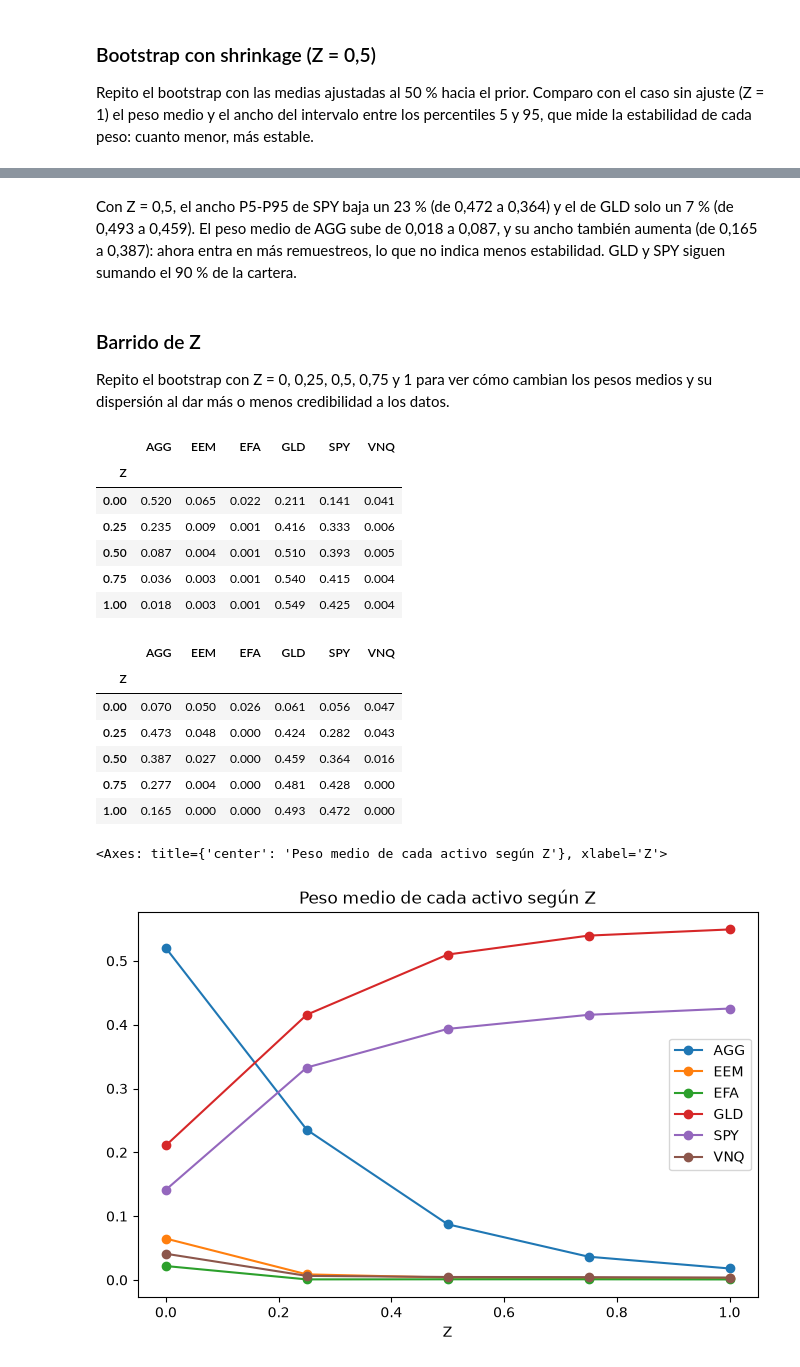
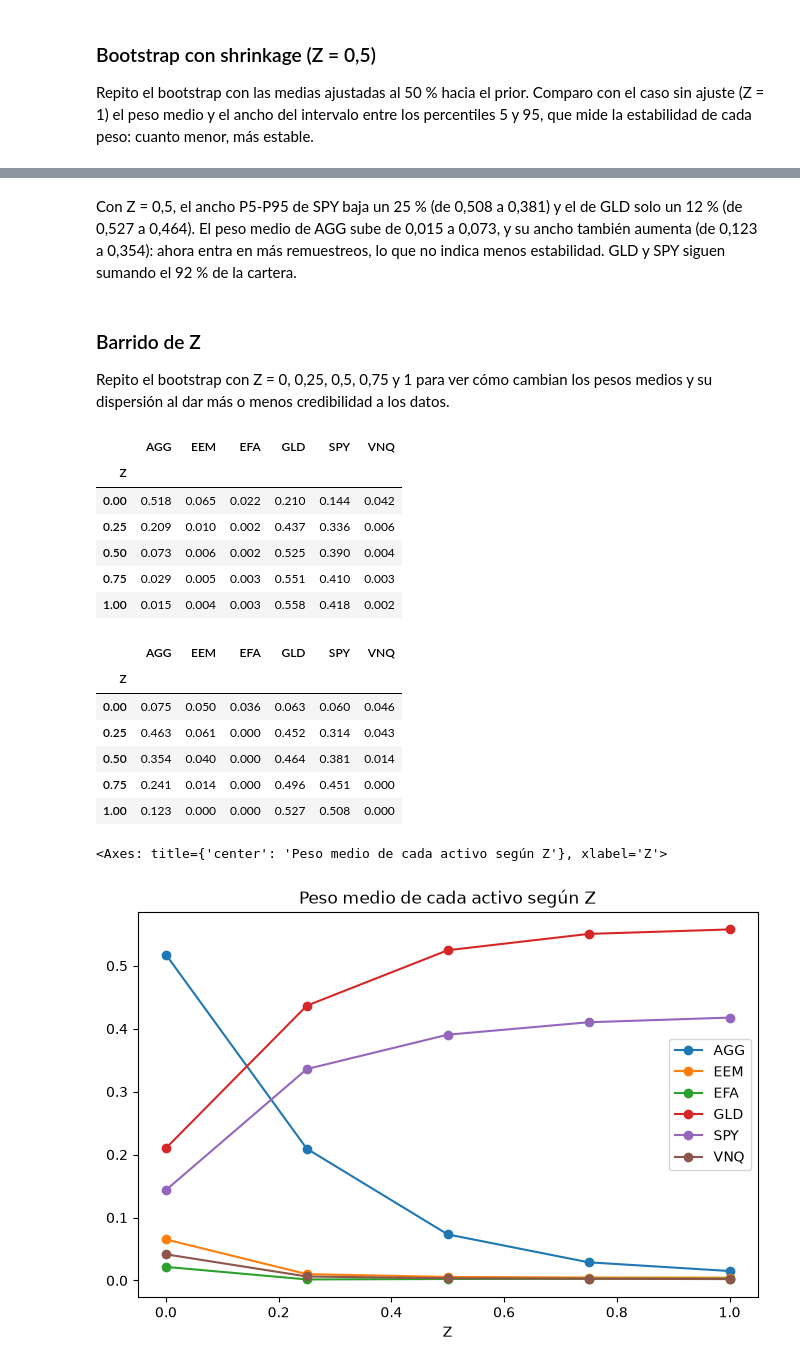
Before and after one commit to mnayala100/proyecto-cartera-markowitz, a Jupyter notebook: notebooks/05_incertidumbre.ipynb, the cells around one changed output, grey strips where cells are left out. Cells and saved outputs as stored; diff of their text form; code cells hidden in the pictures.

Commit message:
Bootstrap 1000

```diff
--- a/notebooks/05_incertidumbre.ipynb
+++ b/notebooks/05_incertidumbre.ipynb
@@ -142,37 +142,37 @@ comparacion.round(3)
 # %% [markdown]
-Con Z = 0,5, el ancho P5-P95 de SPY baja un 23 % (de 0,472 a 0,364) y el de GLD solo un 7 % (de 0,493 a 0,459). El peso medio de AGG sube de 0,018 a 0,087, y su ancho también aumenta (de 0,165 a 0,387): ahora entra en más remuestreos, lo que no indica menos estabilidad. GLD y SPY siguen sumando el 90 % de la cartera.
+Con Z = 0,5, el ancho P5-P95 de SPY baja un 25 % (de 0,508 a 0,381) y el de GLD solo un 12 % (de 0,527 a 0,464). El peso medio de AGG sube de 0,015 a 0,073, y su ancho también aumenta (de 0,123 a 0,354): ahora entra en más remuestreos, lo que no indica menos estabilidad. GLD y SPY siguen sumando el 92 % de la cartera.
 # %% [markdown]
 ### Barrido de Z
 
 Repito el bootstrap con Z = 0, 0,25, 0,5, 0,75 y 1 para ver cómo cambian los pesos medios y su dispersión al dar más o menos credibilidad a los datos.
 # %%
 zs = [0, 0.25, 0.5, 0.75, 1]
-resultados = {z: bootstrap_pesos_max_sharpe(rentabilidades, rf_hist, n_rep=200, z=z) for z in zs}
+resultados = {z: bootstrap_pesos_max_sharpe(rentabilidades, rf_hist, n_rep=1000, z=z) for z in zs}
 
 medios = pd.DataFrame({z: p.mean() for z, p in resultados.items()}).T
 anchos = pd.DataFrame({z: p.quantile(0.95) - p.quantile(0.05) for z, p in resultados.items()}).T
 medios.index.name = anchos.index.name = "Z"
 
 display(medios.round(3))
 display(anchos.round(3))
 medios.plot(marker="o", figsize=(8, 5), title="Peso medio de cada activo según Z")
 # %% [output]
 |  | AGG | EEM | EFA | GLD | SPY | VNQ |
 | Z |  |  |  |  |  |  |
-| 0.00 | 0.520 | 0.065 | 0.022 | 0.211 | 0.141 | 0.041 |
-| 0.25 | 0.235 | 0.009 | 0.001 | 0.416 | 0.333 | 0.006 |
-| 0.50 | 0.087 | 0.004 | 0.001 | 0.510 | 0.393 | 0.005 |
-| 0.75 | 0.036 | 0.003 | 0.001 | 0.540 | 0.415 | 0.004 |
-| 1.00 | 0.018 | 0.003 | 0.001 | 0.549 | 0.425 | 0.004 |
+| 0.00 | 0.518 | 0.065 | 0.022 | 0.210 | 0.144 | 0.042 |
+| 0.25 | 0.209 | 0.010 | 0.002 | 0.437 | 0.336 | 0.006 |
+| 0.50 | 0.073 | 0.006 | 0.002 | 0.525 | 0.390 | 0.004 |
+| 0.75 | 0.029 | 0.005 | 0.003 | 0.551 | 0.410 | 0.003 |
+| 1.00 | 0.015 | 0.004 | 0.003 | 0.558 | 0.418 | 0.002 |
 |  | AGG | EEM | EFA | GLD | SPY | VNQ |
 | Z |  |  |  |  |  |  |
-| 0.00 | 0.070 | 0.050 | 0.026 | 0.061 | 0.056 | 0.047 |
-| 0.25 | 0.473 | 0.048 | 0.000 | 0.424 | 0.282 | 0.043 |
-| 0.50 | 0.387 | 0.027 | 0.000 | 0.459 | 0.364 | 0.016 |
-| 0.75 | 0.277 | 0.004 | 0.000 | 0.481 | 0.428 | 0.000 |
-| 1.00 | 0.165 | 0.000 | 0.000 | 0.493 | 0.472 | 0.000 |
+| 0.00 | 0.075 | 0.050 | 0.036 | 0.063 | 0.060 | 0.046 |
+| 0.25 | 0.463 | 0.061 | 0.000 | 0.452 | 0.314 | 0.043 |
+| 0.50 | 0.354 | 0.040 | 0.000 | 0.464 | 0.381 | 0.014 |
+| 0.75 | 0.241 | 0.014 | 0.000 | 0.496 | 0.451 | 0.000 |
+| 1.00 | 0.123 | 0.000 | 0.000 | 0.527 | 0.508 | 0.000 |
 <Axes: title={'center': 'Peso medio de cada activo según Z'}, xlabel='Z'>
-[figure, old version]
+[figure, new version]
 # %% [markdown]
 ### Resultado del barrido de Z
 
```
Also changed, not shown: parts of 9 cells of this notebook, 3 other files.
